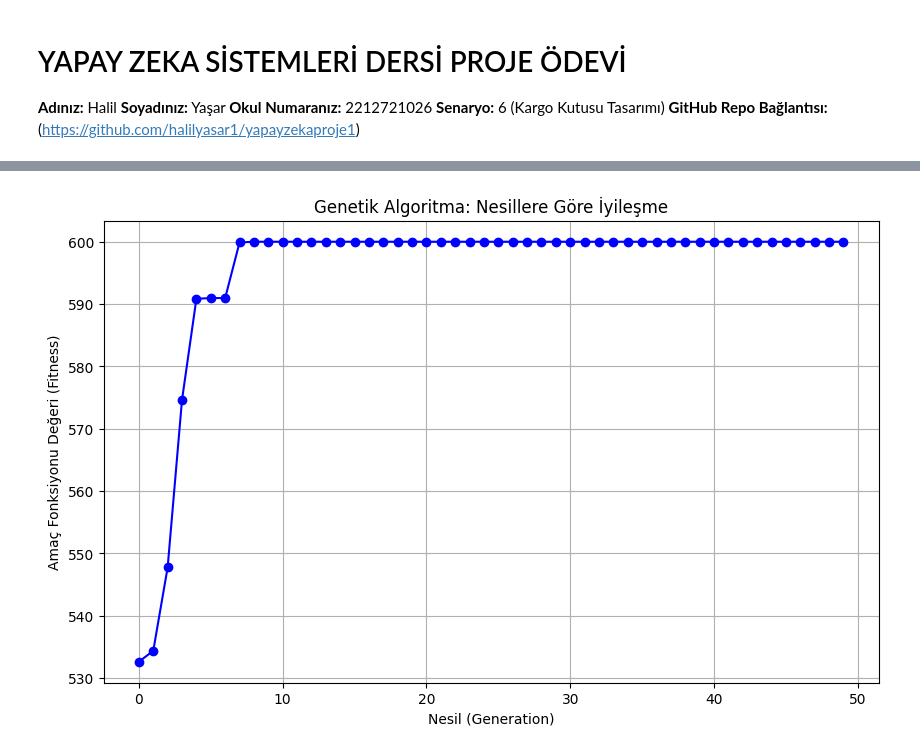
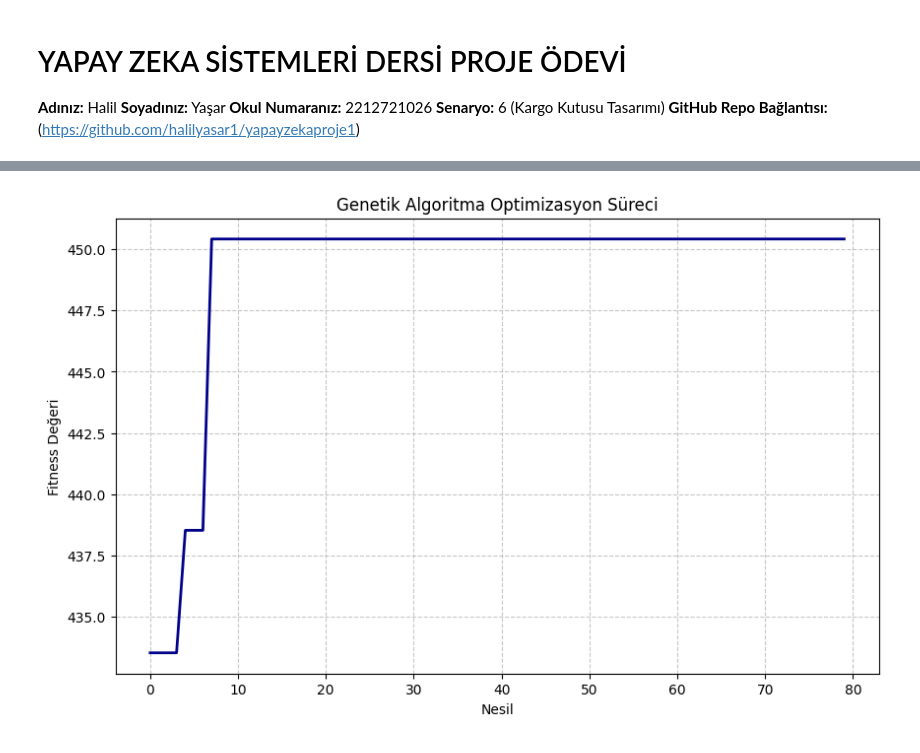
Before and after one commit to halilyasar1/yapayzekaproje1, a Jupyter notebook: yapayzeka1_Halil_Yasar.ipynb, the cells around one changed output, grey strips where cells are left out. Saved outputs shown, nothing was run; the diff lists cells and outputs as text; code cells hidden in the pictures.

Commit message:
Add files via upload
Kısıtlar eklendi (x1*x2 <= 600) ve algoritma güncellendi.

```diff
--- a/yapayzeka1_Halil_Yasar.ipynb
+++ b/yapayzeka1_Halil_Yasar.ipynb
@@ -11,68 +11,78 @@ import numpy as np
 import random
 import matplotlib.pyplot as plt
 
-# --- 1. AYARLAR VE TANIMLAMALAR ---
-# Amaç Fonksiyonu (Senaryo 6)
-# y = x1*x2 - 0.1*x1^2 - 0.1*x2^2
+# --- PARAMETRELER VE SABİTLER ---
+POPULATION_SIZE = 30     # Popülasyon büyüklüğü
+GENERATIONS = 80         # Nesil sayısı
+MUTATION_RATE = 0.1      # Mutasyon oranı
+
+# Değişken Sınırları (Senaryo 6 Kısıtları)
+# x1 (Genişlik): [15, 40] -> Kısıtlarda x1 >= 15 belirtilmiş
+# x2 (Yükseklik): [5, 20]
+X1_BOUNDS = [15, 40]
+X2_BOUNDS = [5, 20]
+
 def fitness_function(x1, x2):
-    return (x1 * x2) - (0.1 * x1**2) - (0.1 * x2**2)
+    """
+    Amaç fonksiyonu: y = x1*x2 - 0.1*x1^2 - 0.1*x2^2
+    Kısıt: x1 * x2 <= 600 (Raf sığdırma sınırı)
+    """
+    score = (x1 * x2) - (0.1 * x1**2) - (0.1 * x2**2)
 
-# Genetik Algoritma Parametreleri
-POPULATION_SIZE = 20    # Popülasyon büyüklüğü
-GENERATIONS = 50        # Kaç tur dönecek
-MUTATION_RATE = 0.1     # Mutasyon şansı
+    # Ceza Yöntemi (Penalty Method)
+    # Eğer alan 600'ü geçerse skoru ciddi oranda düşür
+    if (x1 * x2) > 600:
+        score -= 5000
 
-# Sınırlar (Senaryoda verilenler)
-X1_BOUNDS = [10, 40]    # Genişlik
-X2_BOUNDS = [5, 20]     # Yükseklik
+    return score
 
-# --- 2. YARDIMCI FONKSİYONLAR ---
 def create_individual():
-    """Rastgele genlere sahip birey oluşturur"""
+    """Rastgele genlere sahip birey oluşturur."""
     x1 = random.uniform(X1_BOUNDS[0], X1_BOUNDS[1])
     x2 = random.uniform(X2_BOUNDS[0], X2_BOUNDS[1])
     return [x1, x2]
 
 def create_population(size):
+    """Başlangıç popülasyonunu yaratır."""
     return [create_individual() for _ in range(size)]
 
 def crossover(parent1, parent2):
-    """İki ebeveynden yeni çocuk üretir"""
-    # Basit bir çaprazlama: Bir özellik anneden, biri babadan
+    """İki ebeveynden gen aktarımı ile çocuk üretir."""
     child = [parent1[0], parent2[1]]
     return child
 
 def mutate(individual):
-    """Mutasyon işlemi"""
+    """Belirli olasılıkla genlerde rastgele değişim yapar."""
     if random.random() < MUTATION_RATE:
         individual[0] += random.uniform(-1, 1)
-        # Sınır dışına çıkarsa düzelt (Clamping)
+        # Sınır kontrolü (Clamping)
         individual[0] = max(X1_BOUNDS[0], min(individual[0], X1_BOUNDS[1]))
 
     if random.random() < MUTATION_RATE:
         individual[1] += random.uniform(-1, 1)
         individual[1] = max(X2_BOUNDS[0], min(individual[1], X2_BOUNDS[1]))
+
     return individual
 
-# --- 3. ANA DÖNGÜ (EVRİM SÜRECİ) ---
+# --- ANA ALGORİTMA DÖNGÜSÜ ---
 population = create_population(POPULATION_SIZE)
 best_fitness_history = []
 best_solution = None
-max_fitness = -99999
+max_fitness = -float('inf')
 
-print("Genetik Algoritma Çalışıyor...")
+print("Optimizasyon başlatıldı...")
 
 for generation in range(GENERATIONS):
-    # Her bireyin puanını hesapla
+    # Her bireyin uygunluk değerini hesapla
     scores = []
     for ind in population:
         score = fitness_function(ind[0], ind[1])
         scores.append((score, ind))
 
-    # Sıralama yap (En yüksek puan en üstte)
+    # Puanı yüksek olanları öne al
     scores.sort(key=lambda x: x[0], reverse=True)
 
-    # En iyiyi kaydet
+    # En iyi sonucu kaydet
     current_best_score = scores[0][0]
     best_fitness_history.append(current_best_score)
 
@@ -80,37 +90,41 @@ for generation in range(GENERATIONS):
         max_fitness = current_best_score
         best_solution = scores[0][1]
 
-    # Seçim (En iyi %50 ebeveyn olur)
+    # Seçim: Popülasyonun en iyi %50'sini ebeveyn olarak seç
     top_half = scores[:POPULATION_SIZE // 2]
     parents = [x[1] for x in top_half]
 
-    # Yeni nesil oluştur
+    # Yeni Nesil Oluşturma
     new_population = []
-    new_population.extend(parents[:2]) # En iyi 2 taneyi aynen aktar (Elitizm)
+
+    # Elitizm: En iyi 2 bireyi doğrudan aktar
+    new_population.extend(parents[:2])
 
     while len(new_population) < POPULATION_SIZE:
         p1 = random.choice(parents)
         p2 = random.choice(parents)
+
         child = crossover(p1, p2)
         child = mutate(child)
+
         new_population.append(child)
 
     population = new_population
 
-# --- 4. SONUÇLARI YAZDIRMA ---
-print("\n" + "="*30)
-print("OPTİMİZASYON TAMAMLANDI")
-print("="*30)
-print(f"En İyi Genişlik (x1): {best_solution[0]:.2f} cm")
-print(f"En İyi Yükseklik (x2): {best_solution[1]:.2f} cm")
-print(f"Maksimum Kazanç (y):  {max_fitness:.2f}")
+# --- SONUÇLARI GÖRSELLEŞTİRME ---
+print("\n" + "-"*30)
+print("SONUÇLAR")
+print("-" * 30)
+print(f"En İyi x1 (Genişlik): {best_solution[0]:.2f} cm")
+print(f"En İyi x2 (Yükseklik): {best_solution[1]:.2f} cm")
+print(f"Alan (x1*x2):         {best_solution[0]*best_solution[1]:.2f} cm^2")
+print(f"Amaç Fonksiyonu (y):  {max_fitness:.4f}")
 
-# --- 5. GRAFİK ÇİZME ---
 plt.figure(figsize=(10, 6))
-plt.plot(best_fitness_history, marker='o', linestyle='-', color='b')
-plt.title('Genetik Algoritma: Nesillere Göre İyileşme')
-plt.xlabel('Nesil (Generation)')
-plt.ylabel('Amaç Fonksiyonu Değeri (Fitness)')
-plt.grid(True)
+plt.plot(best_fitness_history, linewidth=2, color='darkblue')
+plt.title('Genetik Algoritma Optimizasyon Süreci')
+plt.xlabel('Nesil')
+plt.ylabel('Fitness Değeri')
+plt.grid(True, linestyle='--', alpha=0.7)
 plt.show()
 # %% [output]
@@ -125 +140 @@ Maksimum Kazanç (y):  600.00
-[figure, old version]
+[figure, new version]
```
Also changed, not shown: parts of 1 cell of this notebook.
